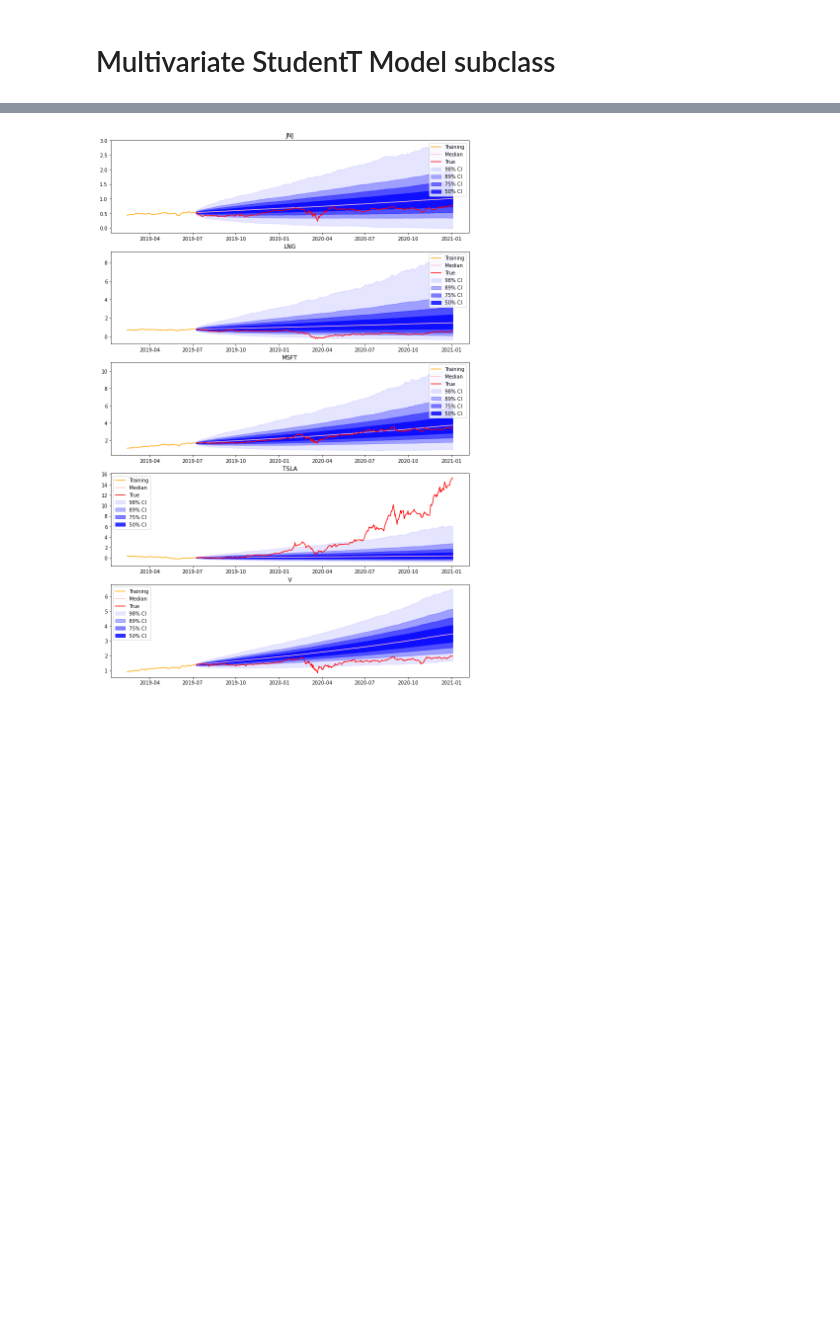
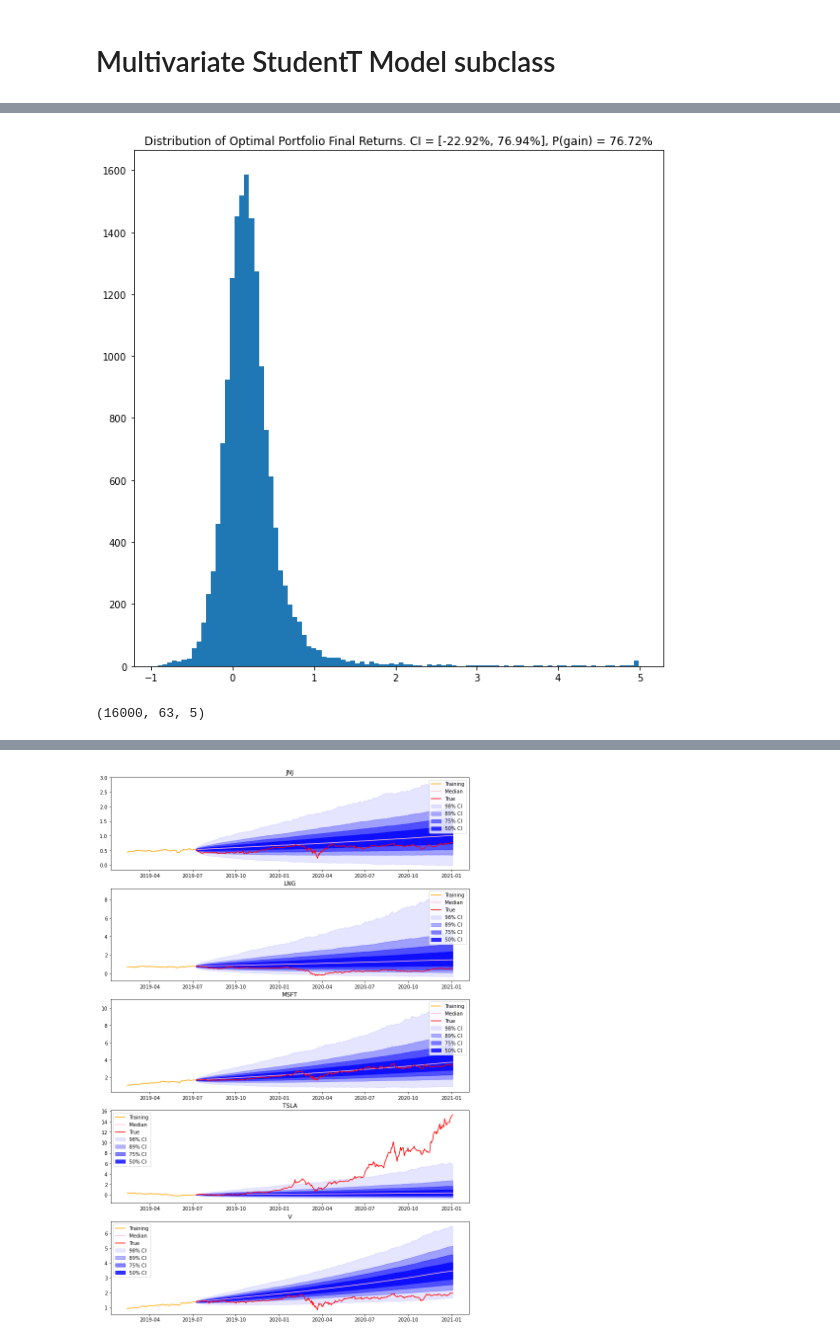
Before and after one commit to Jonathan-Lindbloom/bayesian-projects, a Jupyter notebook: Portfolio Allocation/model_class/Class definition.ipynb, the cells around one changed output, grey strips where cells are left out. Cells and saved outputs as stored; diff of their text form; code cells hidden in the pictures; blank space fills up the shorter version.

```diff
--- a/Portfolio Allocation/model_class/Class definition.ipynb
+++ b/Portfolio Allocation/model_class/Class definition.ipynb
@@ -313,0 +364,33 @@ def compute_bands(vals, levels=[1.0, 5.5, 12.5, 25, 75, 87.5, 94.5, 99.0]):
+# %%
+def plot_hist_opt_ending_rets(ending_rets, opt_w):
+    '''
+    Plots histogram of the cumulative returns at the ending time.
+    '''
+
+    weights = np.array(list(opt_w.values()))
+    ending_vals = ending_rets @ weights
+
+    # Now clip, for any weird errors
+    amin = np.percentile(ending_vals, 0)
+    amax = np.percentile(ending_vals, 99.9)
+    ending_vals = np.clip(ending_vals, amin, amax)
+
+    # Other calculations
+    num_entries = len(ending_vals)
+    lower = 100*np.quantile(ending_vals, 0.05)
+    upper = 100*np.quantile(ending_vals, 0.95)
+    num_nonneg = np.sum(ending_vals >= 0)
+    prob_gain = 100*(num_nonneg/num_entries)
+
+    fig, axs = plt.subplots(1,1,figsize=(10,10))
+    axs.hist(ending_vals, bins=100)
+    axs.set_title("Distribution of Optimal Portfolio Final Returns. CI = [{:.2f}%, {:.2f}%], P(gain) = {:.2f}%".format(lower, upper, prob_gain))
+    plt.show()
+# %%
+plot_hist_opt_ending_rets(m.pred_ending_returns, m.opt_weights)
+# %% [output]
+[figure, added]
+# %%
+m.pred_cum_returns.shape
+# %% [output]
+(16000, 63, 5)
```
Also changed, not shown: parts of 35 cells of this notebook, 15 other files.
